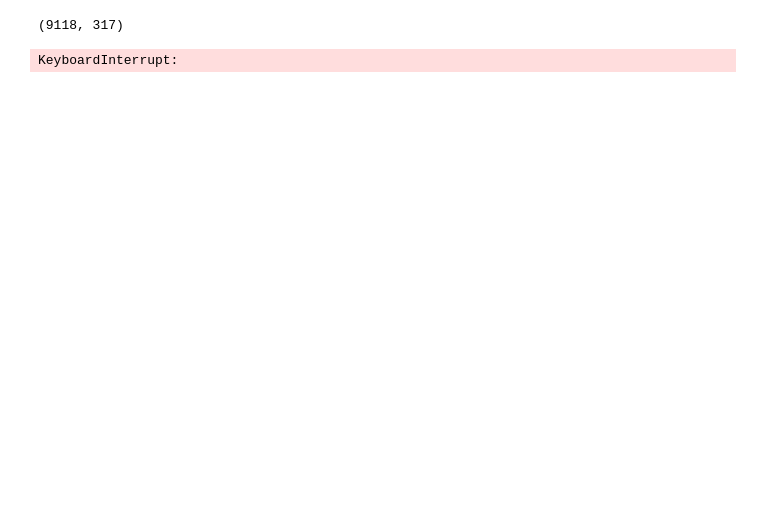
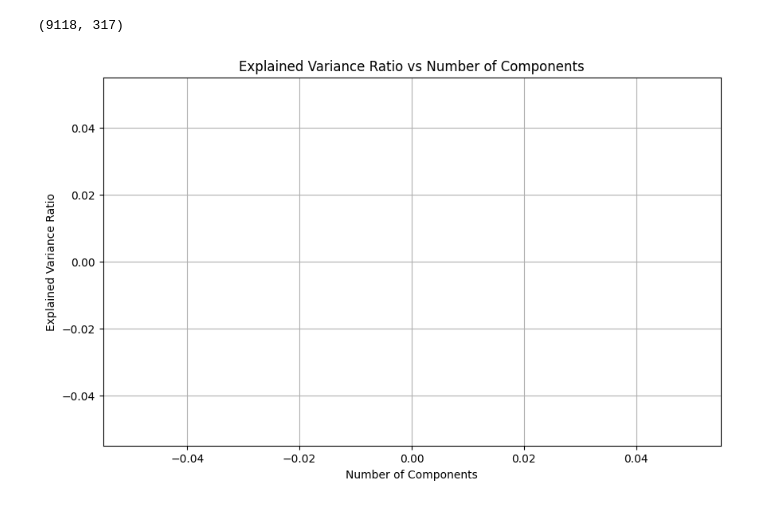
Before and after one commit to kowalskihubert/Google-Places-Clustering, a Jupyter notebook: models.ipynb, the cells around one changed output. Cells and saved outputs as stored; diff of their text form; code cells hidden in the pictures; blank space fills up the shorter version.

```diff
--- a/models.ipynb
+++ b/models.ipynb
@@ -25,0 +56,12 @@ df_train.head()
+# %%
+#for each country_corrected row which has value "Unknown" run geopy and basing on longitude and latitude, assign en name of country
+import reverse_geocoder as rg
+
+def get_country(row):
+    if row['country_corrected'] == 'Unknown':
+        location = rg.search((row['latitude'], row['longitude']))
+        return location[0]['cc']
+    else:
+        return row['country_corrected']
+
+df_train['country_corrected'] = df_train.apply(get_country, axis=1)
@@ -72,5 +87,5 @@ df_train_scaled
 # %%
-df_dummies = pd.get_dummies(df_train_scaled['cluster_type'], drop_first=True)
+df_dummies = pd.get_dummies(df_train['cluster_type'], drop_first=True)
 X = df_dummies.values
 # %%
 X.shape
@@ -83,27 +98,27 @@ import matplotlib.pyplot as plt
 # %%
 def explained_variance(n_components, X):
     pca = PCA(n_components=n_components)
-    pca.fit(X)
+    pca.fit(df_train)
     return pca.explained_variance_ratio_.sum()
 
 # Range of n_components to test
-components_range = list(range(2, X.shape[1]-11, 10))
+components_range = list(range(2, df_train.shape[1]-11, 10))
 explained_variances = []
 
 # Calculate explained variance for each number of components
 for n in components_range:
     explained_variances.append(explained_variance(n, X))
 
 # Plotting the results
 plt.figure(figsize=(10, 6))
 plt.plot(components_range, explained_variances, marker='o', linestyle='--')
 plt.xlabel('Number of Components')
 plt.ylabel('Explained Variance Ratio')
 plt.title('Explained Variance Ratio vs Number of Components')
 plt.grid(True)
 plt.show()
 # %% [output]
-KeyboardInterrupt:
+[figure, added]
 # %%
 import numpy as np
 # %%
```
Also changed, not shown: parts of 23 cells of this notebook, 1 other file.
